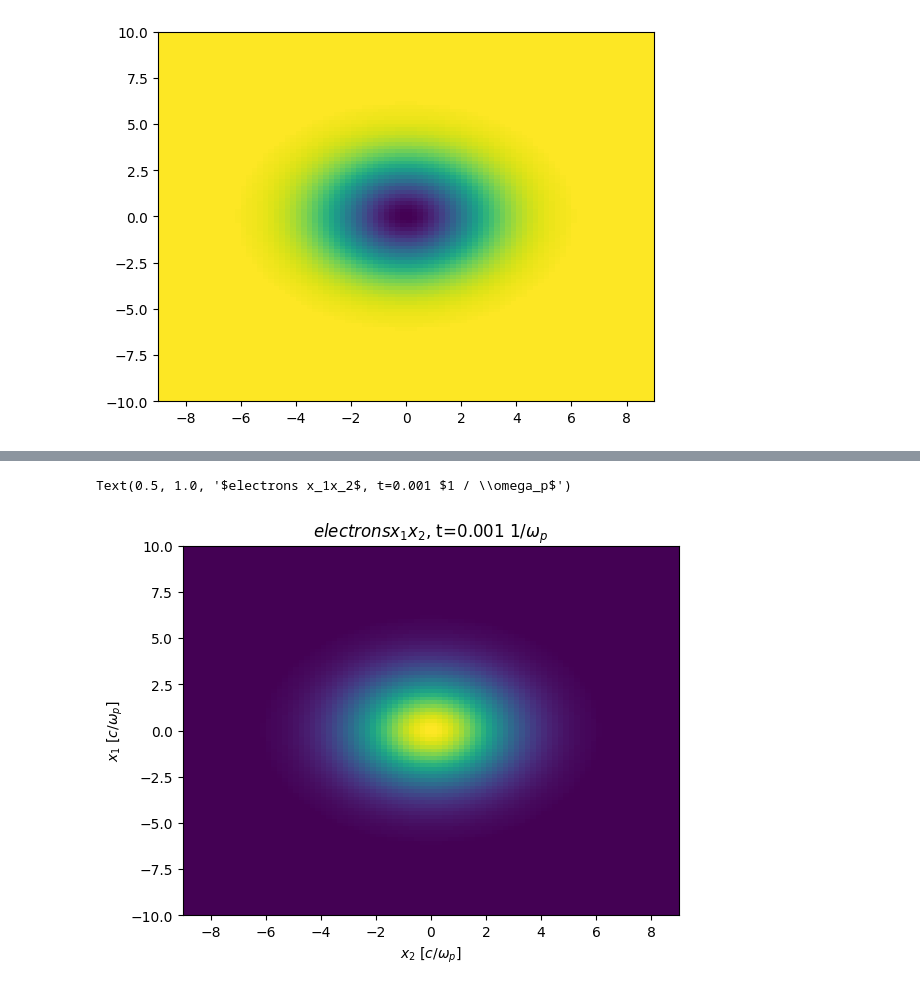
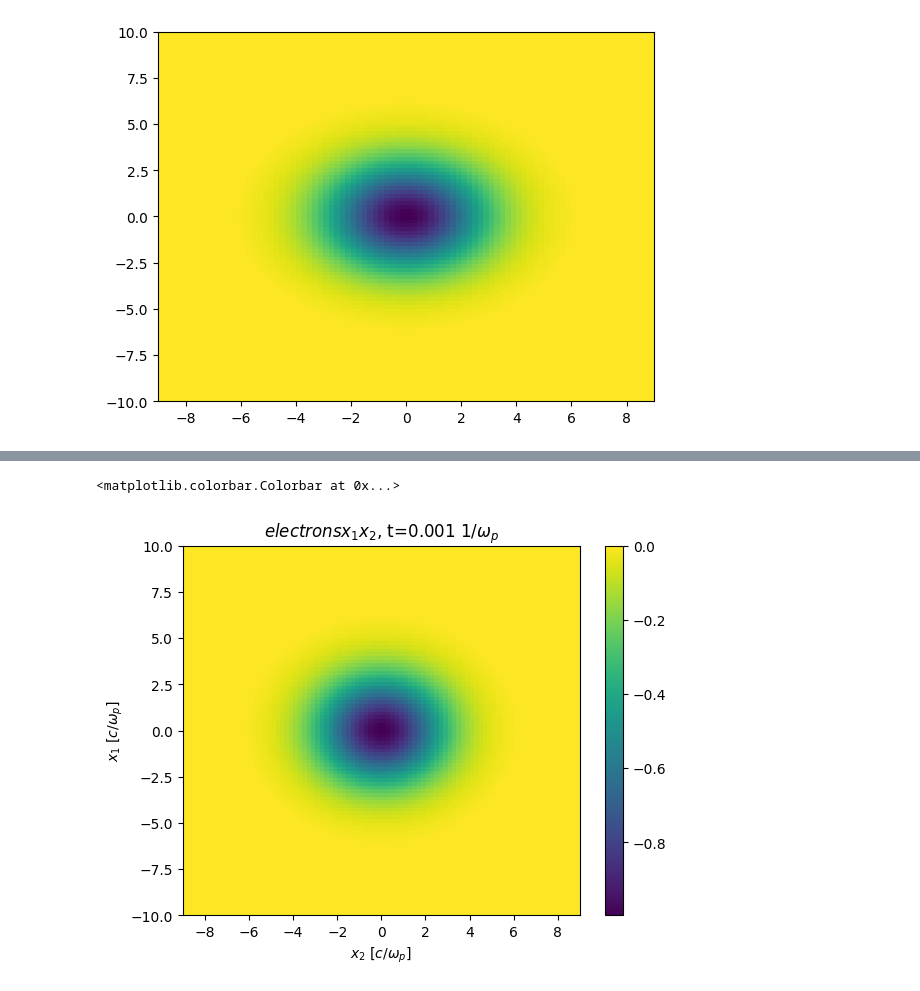
Before and after one commit to joaopedrobiu6/osiris_utils, a Jupyter notebook: examples/example_data.ipynb, the cells around one changed output, grey strips where cells are left out. Cells and saved outputs as stored; diff of their text form; code cells hidden in the pictures.

Commit message:
example and OsirisGridFile without transposed data

```diff
--- a/examples/example_data.ipynb
+++ b/examples/example_data.ipynb
@@ -53,9 +33,9 @@ data.__dict__
 # %%
-plt.figure()
-plt.imshow(np.abs(-data.data), aspect='auto', origin='lower', extent=[data.grid[0][0], data.grid[0][-1], data.grid[1][0], data.grid[1][-1]])
+plt.imshow(data.data.T, aspect='auto', origin='lower', extent=[data.grid[0][0], data.grid[0][-1], data.grid[1][0], data.grid[1][-1]])
 plt.xlabel(rf"${data.axis[0]["long_name"]}$ [${data.axis[0]["units"]}$]")
 plt.ylabel(rf"${data.axis[1]["long_name"]}$ [${data.axis[1]["units"]}$]")
 plt.title(rf"${data.label}$, t={data.time[0]} ${data.time[1]}$")
+plt.colorbar()
 # %% [output]
-Text(0.5, 1.0, '$electrons x_1x_2$, t=0.001 $1 / \\omega_p$')
+<matplotlib.colorbar.Colorbar at 0x...>
-[figure, old version]
+[figure, new version]
```
Also changed, not shown: parts of 1 cell of this notebook, 3 other files.
